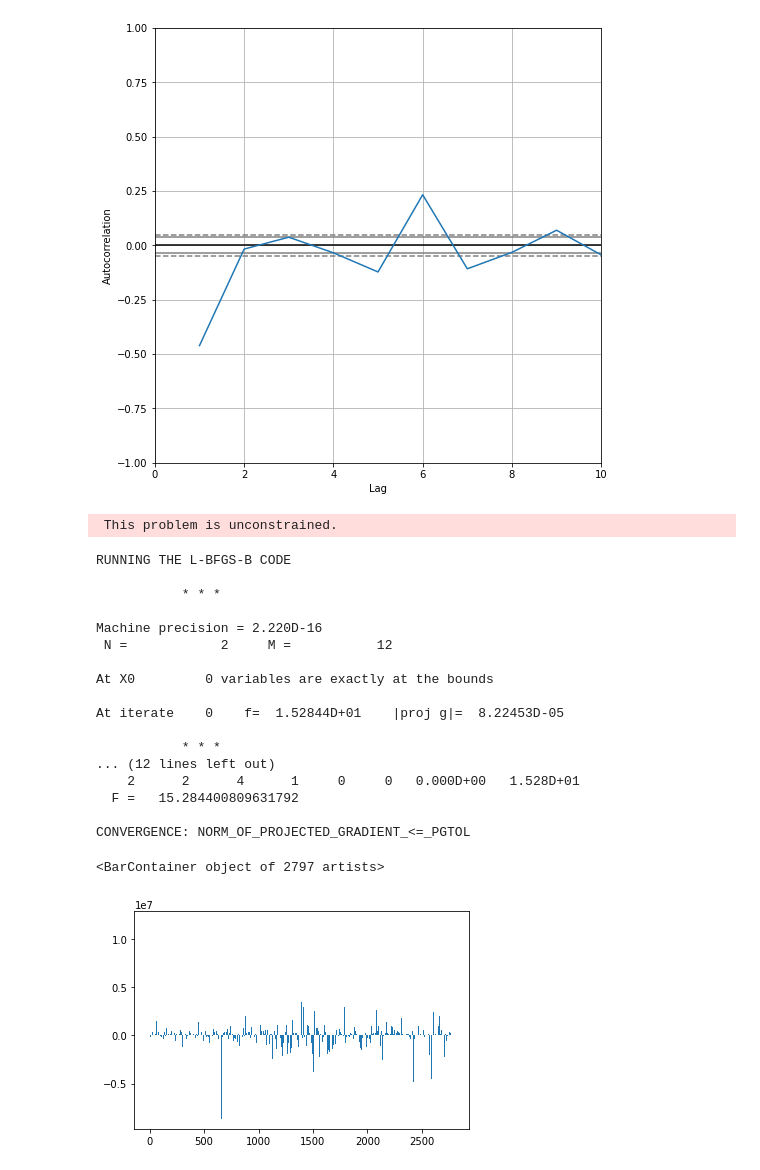
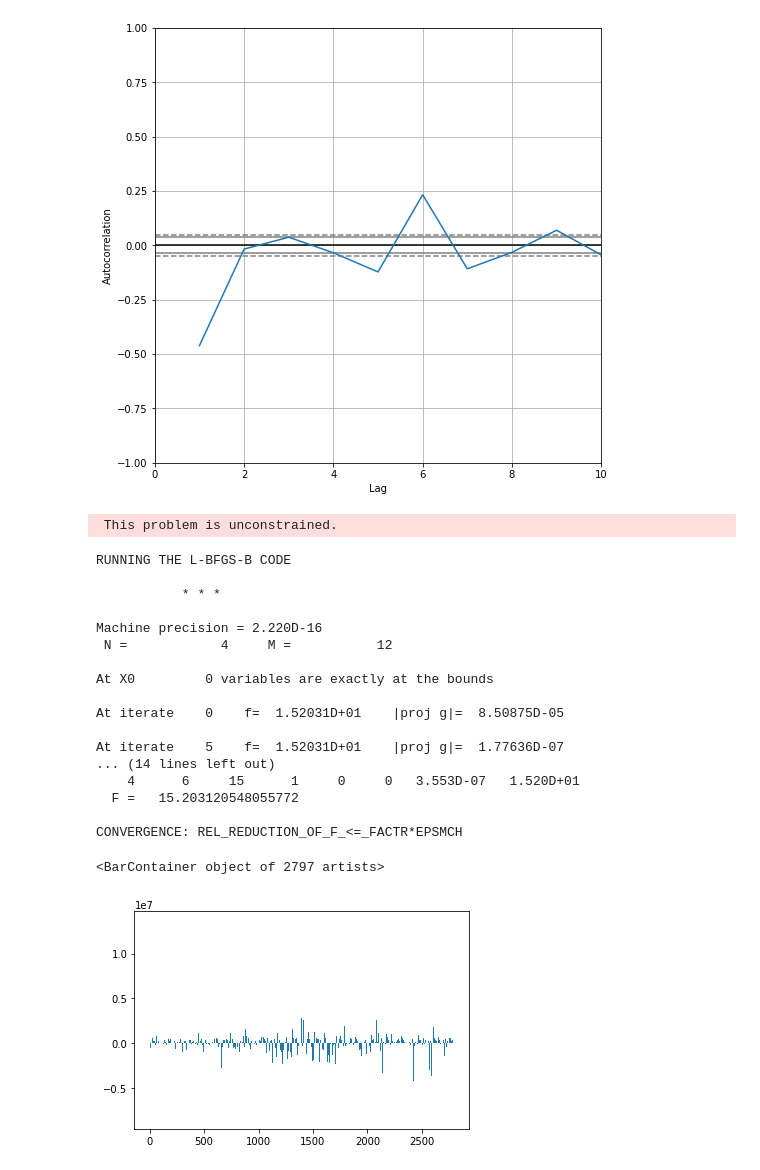
Before and after one commit to nnao45/jaist-my-jupyter, a Jupyter notebook: notebook/test_cloudwatch/test02.ipynb, the cells around one changed output. Saved outputs shown, nothing was run; the diff lists cells and outputs as text; code cells hidden in the pictures.

```diff
--- a/notebook/test_cloudwatch/test02.ipynb
+++ b/notebook/test_cloudwatch/test02.ipynb
@@ -57,33 +57,33 @@ plt.show()
 # %%
 from statsmodels.tsa.arima_model import ARIMA
 
-model_d0 = ARIMA(df_2800, (2,2,0))
+model_d0 = ARIMA(df_2800, (2,2,1))
 results_d0 = model_d0.fit()
 res_d0 = results_d0.resid
 
 # 残差
 plt.bar(range(len(res_d0[1:])), res_d0[1:])
 # %% [output]
  This problem is unconstrained.
 RUNNING THE L-BFGS-B CODE
 
            * * *
 
 Machine precision = 2.220D-16
- N =            2     M =           12
+ N =            4     M =           12
 
 At X0         0 variables are exactly at the bounds
 
-At iterate    0    f=  1.52844D+01    |proj g|=  8.22453D-05
+At iterate    0    f=  1.52031D+01    |proj g|=  8.50875D-05
 
-           * * *
-... (12 lines left out)
-    2      2      4      1     0     0   0.000D+00   1.528D+01
-  F =   15.284400809631792
+At iterate    5    f=  1.52031D+01    |proj g|=  1.77636D-07
+... (14 lines left out)
+    4      6     15      1     0     0   3.553D-07   1.520D+01
+  F =   15.203120548055772
 
-CONVERGENCE: NORM_OF_PROJECTED_GRADIENT_<=_PGTOL
+CONVERGENCE: REL_REDUCTION_OF_F_<=_FACTR*EPSMCH
 <BarContainer object of 2797 artists>
-[figure, old version]
+[figure, new version]
 # %%
 from matplotlib import pyplot
 from pandas import DataFrame
```
Also changed, not shown: parts of 2 cells of this notebook, 8 other files.
